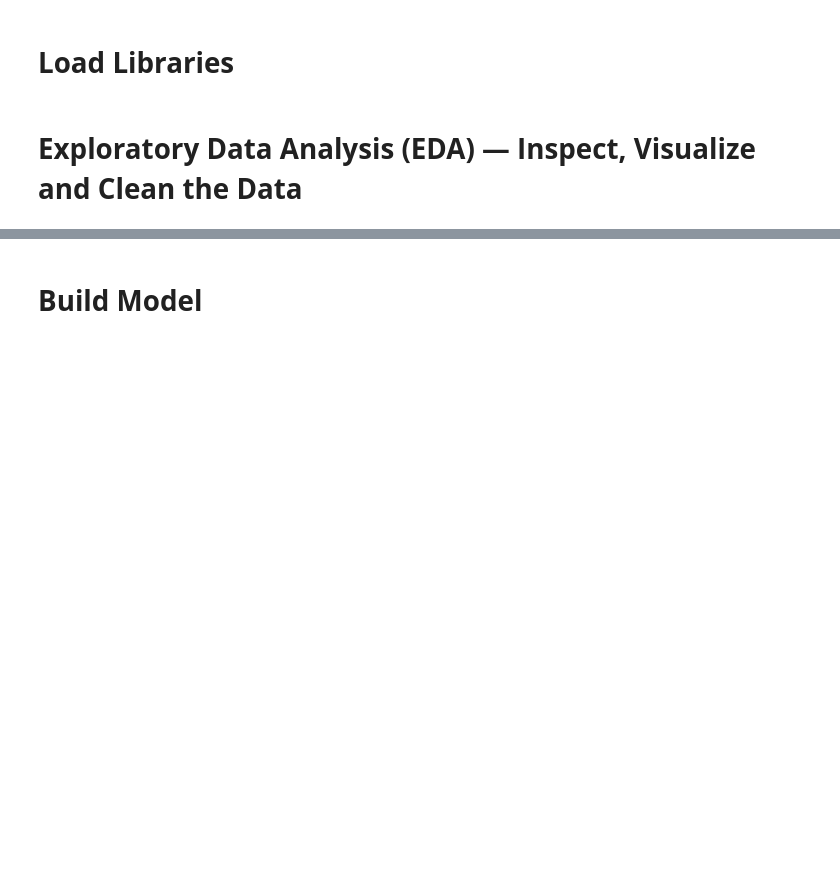
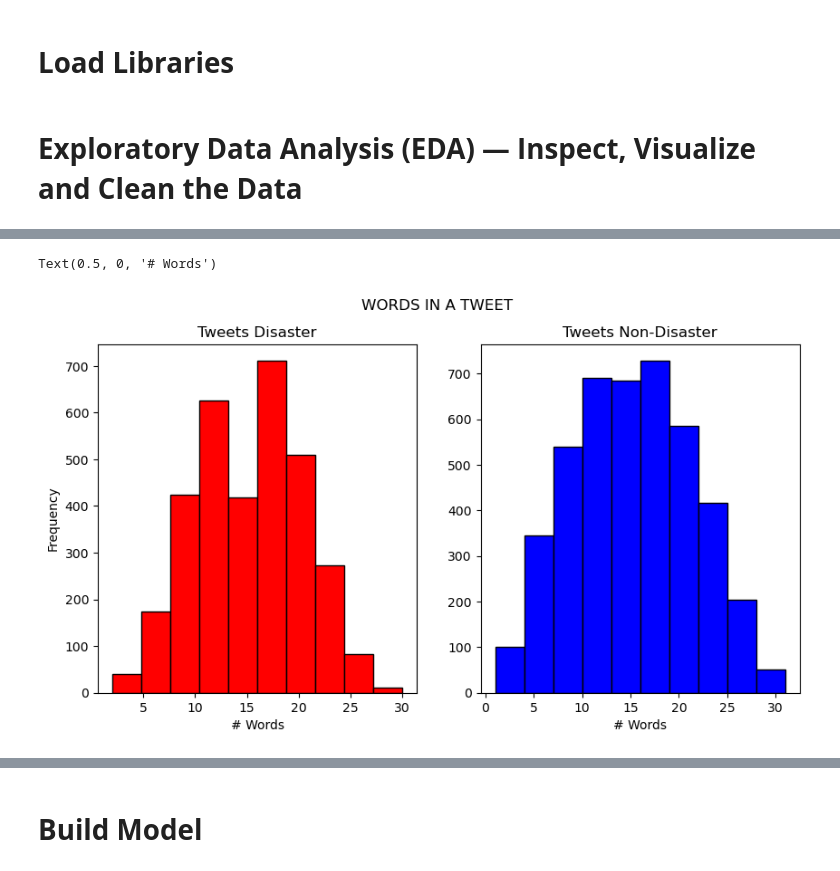
Before and after one commit to nagyszeru/DTSA-5511-NLP, a Jupyter notebook: uoc-nlp.ipynb, the cells around one changed output, grey strips where cells are left out. Saved outputs shown, nothing was run; the diff lists cells and outputs as text; code cells hidden in the pictures; blank space fills up the shorter version.

```diff
--- a/uoc-nlp.ipynb
+++ b/uoc-nlp.ipynb
@@ -56,13 +110,18 @@ train_data.groupby(['target'])['target'].count().plot(kind='bar', color = 'blue'
 # %%
-#Number of words in a tweet
+text_length = train_data[train_data['target']==1]['text'].str.split().map(lambda x: len(x))
 fig,(ax1,ax2) = plt.subplots(1,2,figsize=(10,5))
-tweet_len = train_data[train_data['target']==1]['text'].str.split().map(lambda x: len(x))
-ax1.hist(tweet_len, color='black')
-ax1.set_title('Disaster tweets')
-tweet_len = train_data[train_data['target']==0]['text'].str.split().map(lambda x: len(x))
-ax2.hist(tweet_len,color='purple')
-ax2.set_title('Non disaster tweets')
-fig.suptitle('Words in a tweet')
+fig.suptitle('WORDS IN A TWEET')
+ax1.hist(text_length, color='red', edgecolor='black')
+ax1.set_title('Tweets Disaster')
+ax1.set_xlabel('# Words')
+ax1.set_ylabel('Frequency')
+text_length = train_data[train_data['target']==0]['text'].str.split().map(lambda x: len(x))
+ax2.hist(text_length,color='blue', edgecolor='black')
+ax2.set_title('Tweets Non-Disaster')
+ax2.set_xlabel('# Words')
+# %% [output]
+Text(0.5, 0, '# Words')
+[figure, added]
 # %%
 positive_cases = "".join(train_data[train_data['target'] == 0]['text'].values)
 negative_cases = "".join(train_data[train_data['target'] == 1]['text'].values)
```
Also changed, not shown: parts of 27 cells of this notebook.
